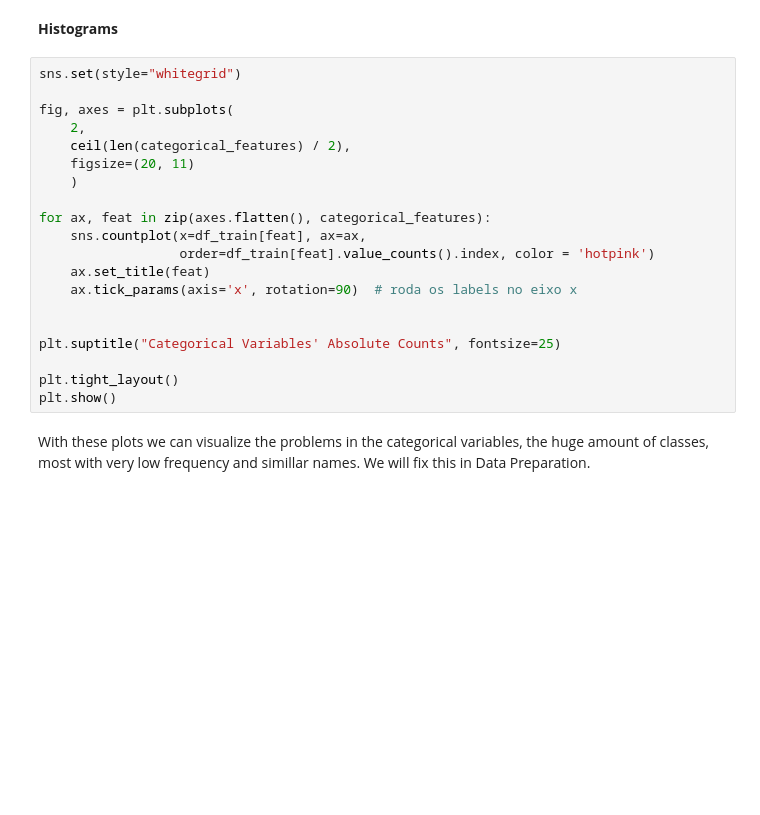
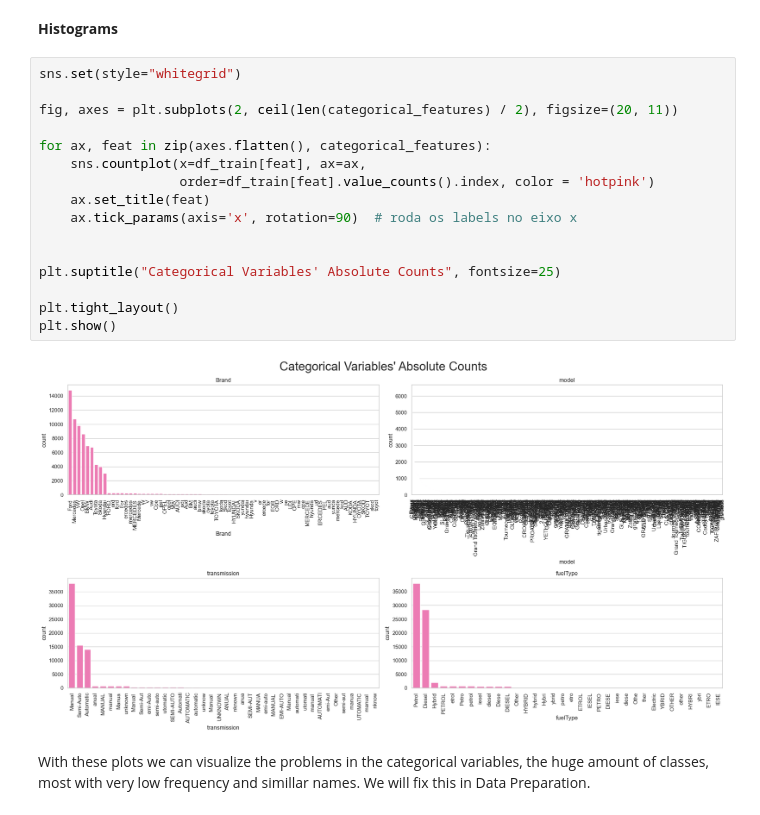
Before and after one commit to barbara-sousa-franco/Machine-Learning-Project, a Jupyter notebook: Deliverable 1.ipynb, the cells around one changed output. Cells and saved outputs as stored; diff of their text form; blank space fills up the shorter version.

```diff
--- a/Deliverable 1.ipynb
+++ b/Deliverable 1.ipynb
@@ -103,23 +182,21 @@ for feat in categorical_features:
 # %%
 sns.set(style="whitegrid")
 
-fig, axes = plt.subplots(
-    2,
-    ceil(len(categorical_features) / 2),
-    figsize=(20, 11)
-    )
+fig, axes = plt.subplots(2, ceil(len(categorical_features) / 2), figsize=(20, 11))
 
 for ax, feat in zip(axes.flatten(), categorical_features):
     sns.countplot(x=df_train[feat], ax=ax,
                   order=df_train[feat].value_counts().index, color = 'hotpink')
     ax.set_title(feat)
     ax.tick_params(axis='x', rotation=90)  # roda os labels no eixo x
 
 
 plt.suptitle("Categorical Variables' Absolute Counts", fontsize=25)
 
 plt.tight_layout()
 plt.show()
+# %% [output]
+[figure, added]
 # %% [markdown]
 With these plots we can visualize the problems in the categorical variables, the huge amount of classes, most with very low frequency and simillar names. We will fix this in Data Preparation.
 # %% [markdown]
```
Also changed, not shown: parts of 56 cells of this notebook.
